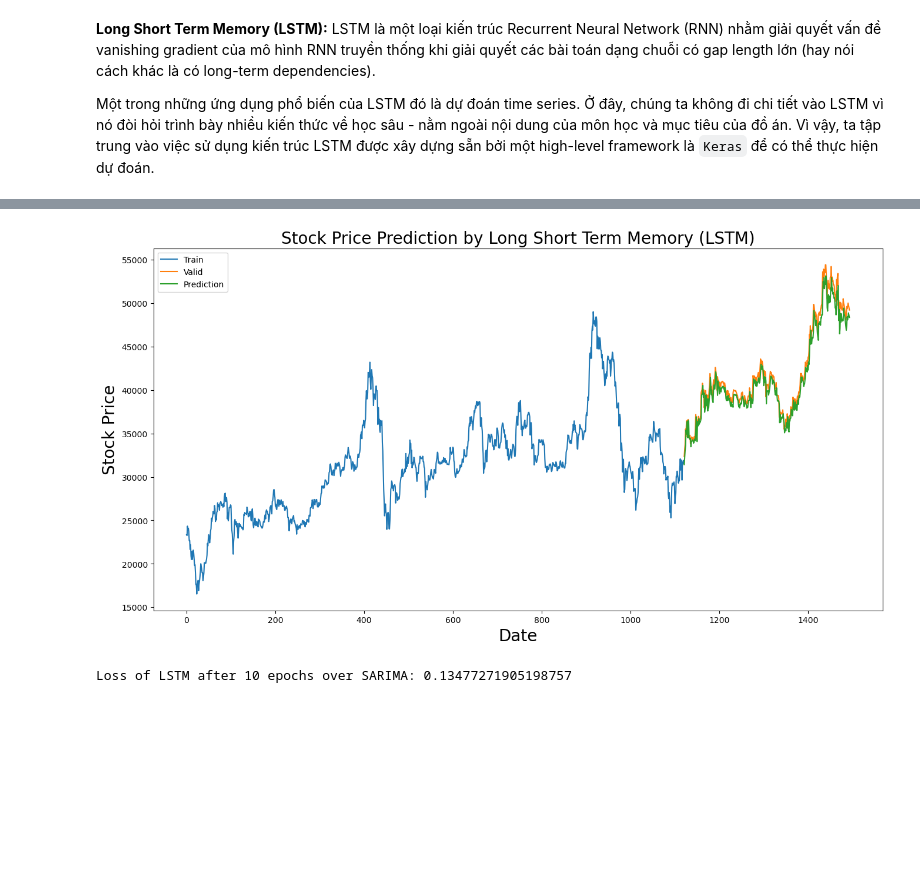
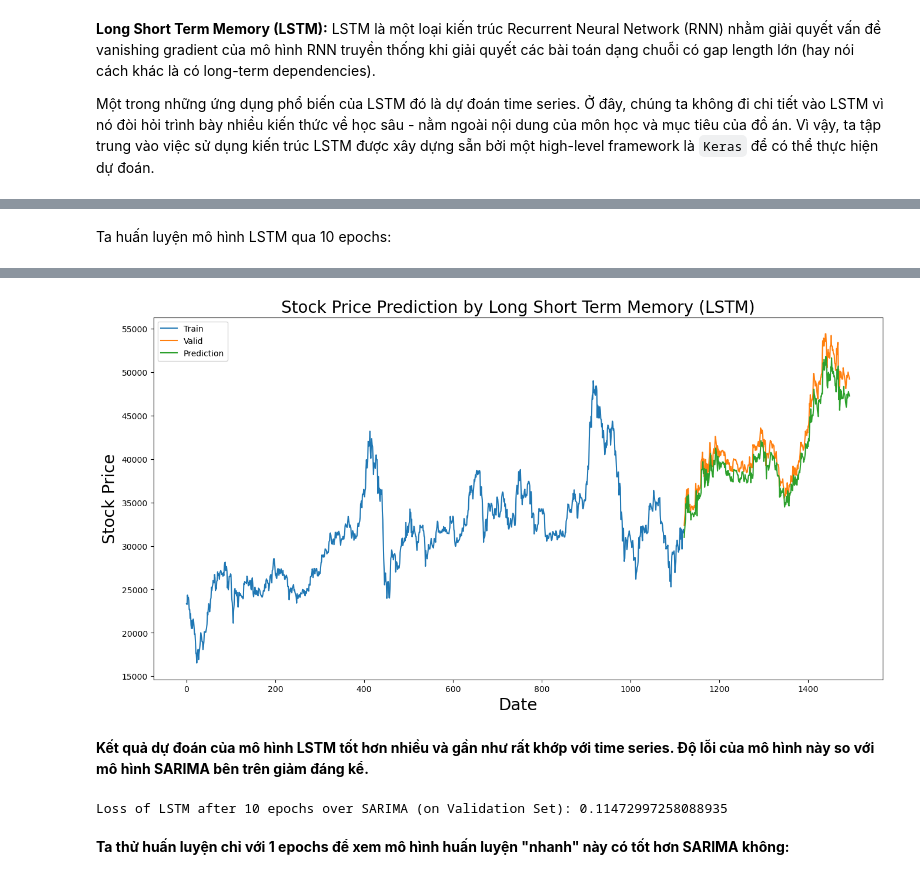
Before and after one commit to HTNam1710/DataViz_Lab02, a Jupyter notebook: C-Data-exploration-04.ipynb, the cells around one changed output, grey strips where cells are left out. Saved outputs shown, nothing was run; the diff lists cells and outputs as text; code cells hidden in the pictures; blank space fills up the shorter version.

```diff
--- a/C-Data-exploration-04.ipynb
+++ b/C-Data-exploration-04.ipynb
@@ -407,0 +467,33 @@ Từ bảng kết quả trên, ta thấy với mức ý nghĩa 0.01 thì:
+# %%
+from scipy.fft import fft
+
+def fft_analysis(signal, signal_name="signal"):
+    # Linear detrending
+    slope, intercept = np.polyfit(np.arange(len(signal)), signal, 1)
+    trend = np.arange(len(signal)) * slope + intercept
+    detrended = signal - trend
+
+    fft_values = fft(detrended)
+    frequencies = np.fft.fftfreq(len(fft_values))
+
+    # Loại bỏ các tần số góc âm và sắp xếp
+    positive_frequencies = frequencies[frequencies > 0]
+    magnitudes = np.abs(fft_values)[frequencies > 0]
+
+    print(f"Fast Fourier Transform result of {signal_name}:")
+    print(f"Signal Length: {len(signal)}")
+
+    # Xác định dominant frequency
+    dominant_frequency = positive_frequencies[np.argmax(magnitudes)]
+    print(f"Dominant Frequency: {dominant_frequency:.3f}")
+
+    # Xác định độ dài chu kỳ
+    dominant_period = 1 / dominant_frequency
+    print(f"Dominant Period: {dominant_period:.2f} time units\n")
+
+    return dominant_period, positive_frequencies, magnitudes
+# %%
+for i, series_name in enumerate(dataframes.keys(), 1):
+    series = get_bank_df(series_name)['Price']
+    signal_name = series_name + " Stock Price"
+    _,_,_ = fft_analysis(signal=series.values, signal_name=signal_name)
@@ -608,17 +1020,17 @@ def lstm_prediction(df, train_ratio=0.75, epochs=1):
     x_test = np.reshape(x_test, (x_test.shape[0], x_test.shape[1], 1))
 
     # Make predictions
-    closing_price = model.predict(x_test)
-    closing_price = scaler.inverse_transform(closing_price)
+    predicted_price = model.predict(x_test)
+    predicted_price = scaler.inverse_transform(predicted_price)
 
     # Calculate RMSE
-    rms = sqrt(np.mean(np.power((valid.values - closing_price), 2)))
+    rms = sqrt(np.mean(np.power((valid.values - predicted_price), 2)))
     print('RMSE value on validation set:', rms)
     print('-----------------------------------------------------------')
     print('-----------------------------------------------------------')
 
     # Plot results
-    valid['Predictions'] = closing_price
+    valid['Predictions'] = predicted_price
     plt.figure(figsize=(16, 8))
     plt.plot(train['Price'], label='Train')
     plt.plot(valid['Price'], label='Valid')
@@ -633,5 +1047,7 @@ def lstm_prediction(df, train_ratio=0.75, epochs=1):
+# %% [markdown]
+Ta huấn luyện mô hình LSTM qua 10 epochs:
 # %%
-loss_lstm = lstm_prediction(BID_df, epochs=10)
+loss_lstm = lstm_prediction(BID_df, train_ratio=0.9, epochs=10)
 # %% [output]
 -----------------------------------------------------------------------------
 -----------STOCK PRICE PREDICTION BY LONG SHORT TERM MEMORY (LSTM)-----------
@@ -651,8 +1067,12 @@ RMSE value on validation set: 1093.1292970136137
 -----------------------------------------------------------
 -----------------------------------------------------------
-[figure, old version]
+[figure, new version]
+# %% [markdown]
+**Kết quả dự đoán của mô hình LSTM tốt hơn nhiều và gần như rất khớp với time series. Độ lỗi của mô hình này so với mô hình SARIMA bên trên giảm đáng kể.**
 # %%
-print('Loss of LSTM after 10 epochs over SARIMA:', loss_lstm / loss_sarima)
+print('Loss of LSTM after 10 epochs over SARIMA (on Validation Set):', loss_lstm / loss_sarima)
 # %% [output]
-Loss of LSTM after 10 epochs over SARIMA: 0.13477271905198757
+Loss of LSTM after 10 epochs over SARIMA (on Validation Set): 0.11472997258088935
+# %% [markdown]
+**Ta thử huấn luyện chỉ với 1 epochs để xem mô hình huấn luyện "nhanh" này có tốt hơn SARIMA không:**
 # %%
```
Also changed, not shown: parts of 76 cells of this notebook.
